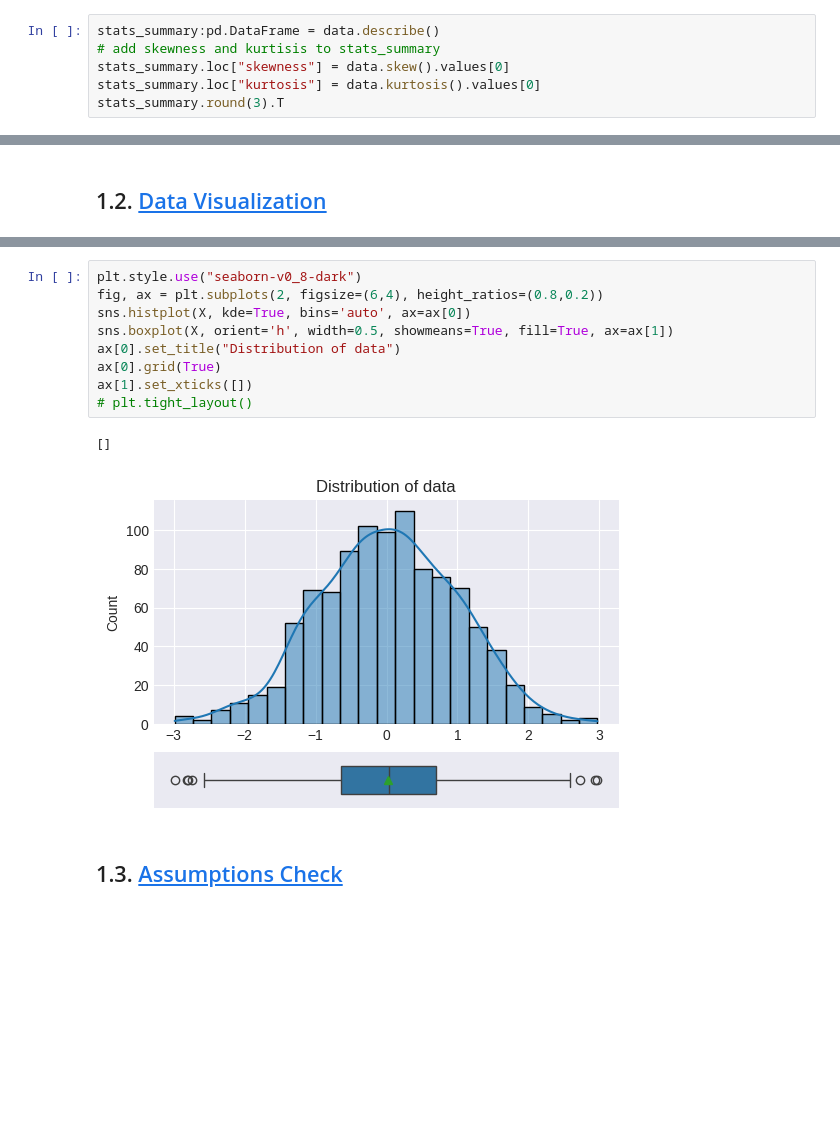
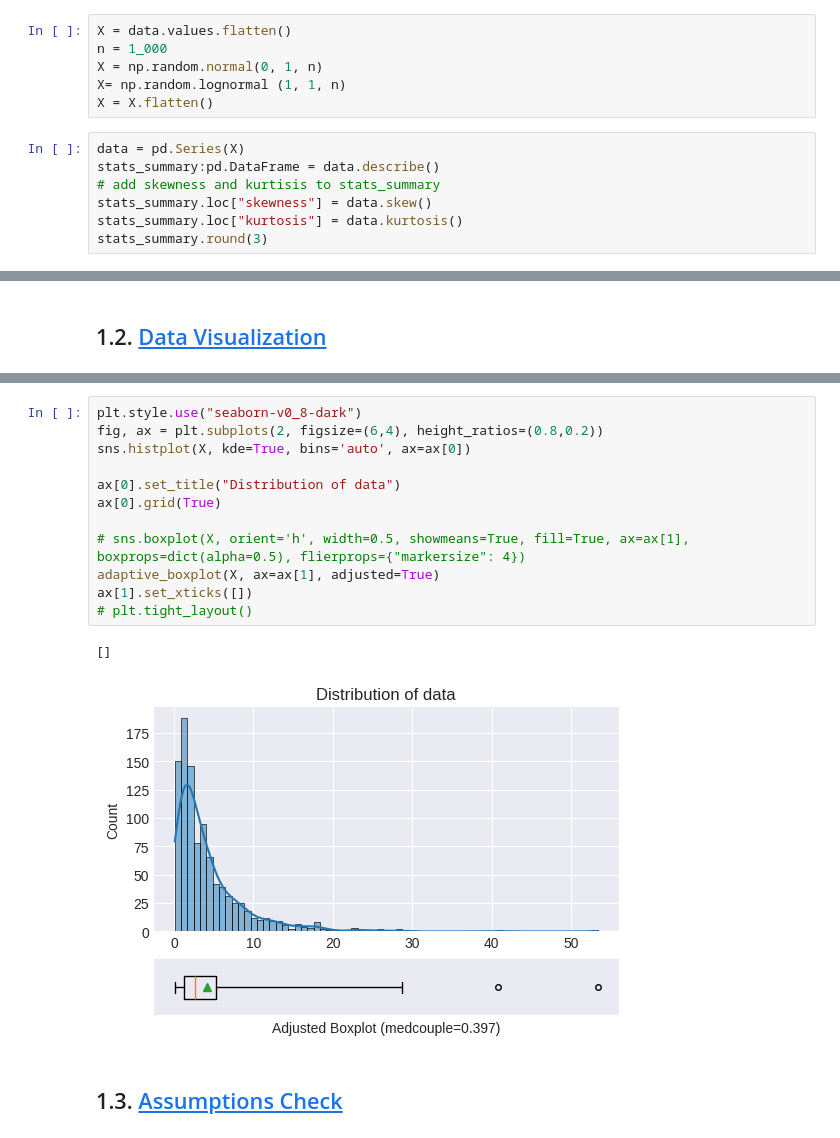
Before and after one commit to rammah83/Statistical_tasks, a Jupyter notebook: univariate.ipynb, the cells around one changed output, grey strips where cells are left out. Saved outputs shown, nothing was run; the diff lists cells and outputs as text; blank space fills up the shorter version.

Commit message:
Feat: adaptive_boxplot

```diff
--- a/univariate.ipynb
+++ b/univariate.ipynb
@@ -56,10 +57,17 @@ data.head(6)
 | 24 | 760.20 |
 # %% [markdown]
 ## Basic Summary Statistics
+# %%
+X = data.values.flatten()
+n = 1_000
+X = np.random.normal(0, 1, n)
+X= np.random.lognormal (1, 1, n)
+X = X.flatten()
 # %%
+data = pd.Series(X)
 stats_summary:pd.DataFrame = data.describe()
 # add skewness and kurtisis to stats_summary
-stats_summary.loc["skewness"] = data.skew().values[0]
-stats_summary.loc["kurtosis"] = data.kurtosis().values[0]
-stats_summary.round(3).T
+stats_summary.loc["skewness"] = data.skew()
+stats_summary.loc["kurtosis"] = data.kurtosis()
+stats_summary.round(3)
 # %% [output]
@@ -75,15 +158,18 @@ X = X.flatten()
 # %%
 plt.style.use("seaborn-v0_8-dark")
 fig, ax = plt.subplots(2, figsize=(6,4), height_ratios=(0.8,0.2))
 sns.histplot(X, kde=True, bins='auto', ax=ax[0])
-sns.boxplot(X, orient='h', width=0.5, showmeans=True, fill=True, ax=ax[1])
+
 ax[0].set_title("Distribution of data")
 ax[0].grid(True)
+
+# sns.boxplot(X, orient='h', width=0.5, showmeans=True, fill=True, ax=ax[1], boxprops=dict(alpha=0.5), flierprops={"markersize": 4})
+adaptive_boxplot(X, ax=ax[1], adjusted=True)
 ax[1].set_xticks([])
 # plt.tight_layout()
 # %% [output]
 []
-[figure, old version]
+[figure, new version]
 # %% [markdown]
 ## 1.3. <a id='toc1_3_'></a>[Assumptions Check](#toc0_)
 # %%
```
Also changed, not shown: parts of 6 cells of this notebook, 2 other files.
